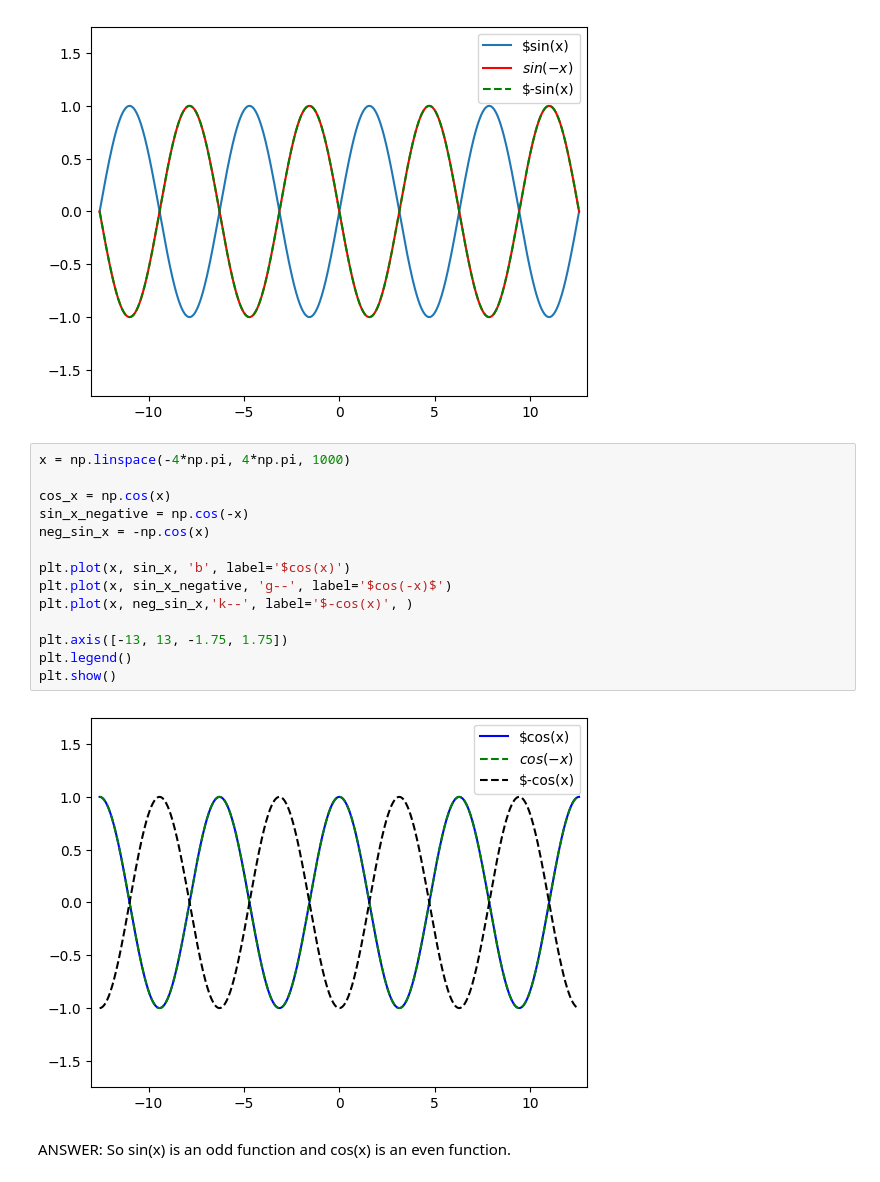
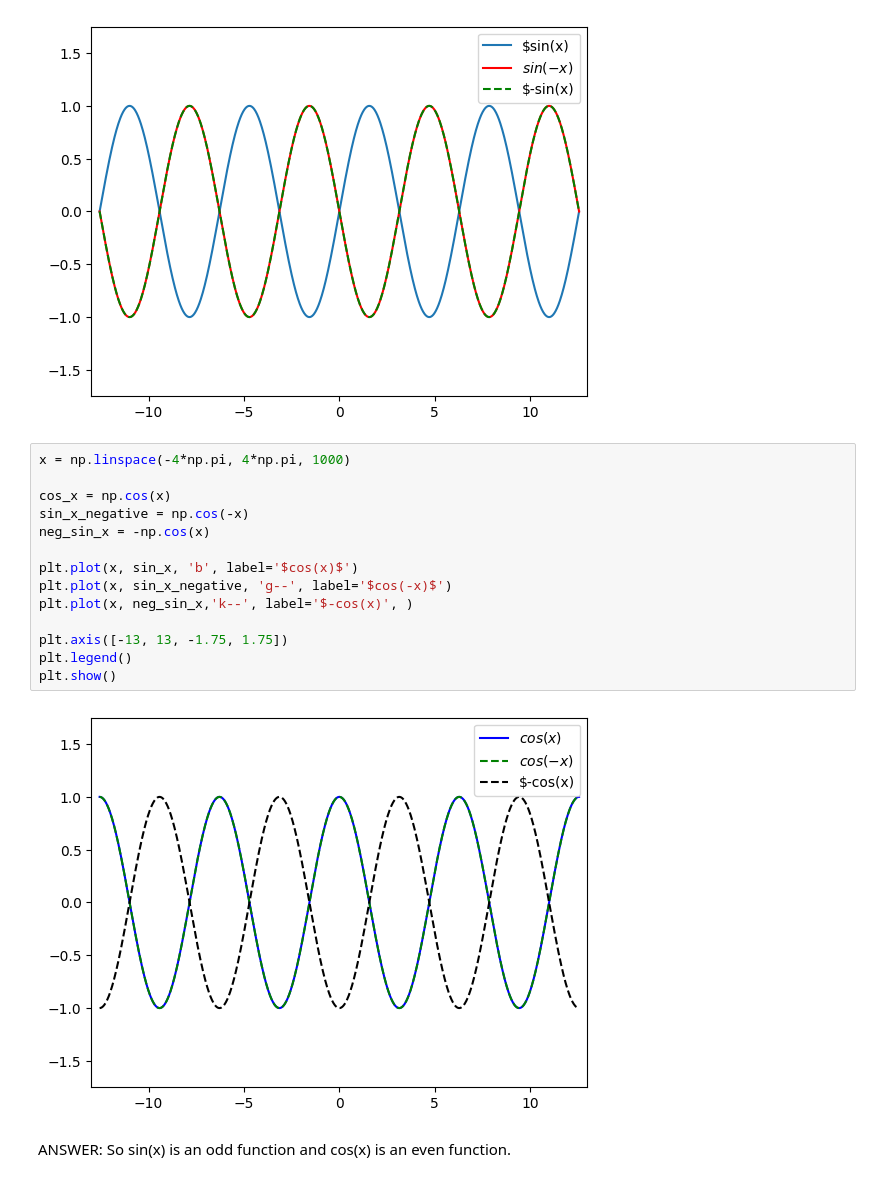
Before and after one commit to viktor-kertanov/master-math, a Jupyter notebook: ch7_algebra_2/20_even_odd_function.ipynb, the cells around one changed output. Cells and saved outputs as stored; diff of their text form.

```diff
--- a/ch7_algebra_2/20_even_odd_function.ipynb
+++ b/ch7_algebra_2/20_even_odd_function.ipynb
@@ -54,18 +54,18 @@ plt.show()
 # %%
 x = np.linspace(-4*np.pi, 4*np.pi, 1000)
 
 cos_x = np.cos(x)
 sin_x_negative = np.cos(-x)
 neg_sin_x = -np.cos(x)
 
-plt.plot(x, sin_x, 'b', label='$cos(x)')
+plt.plot(x, sin_x, 'b', label='$cos(x)$')
 plt.plot(x, sin_x_negative, 'g--', label='$cos(-x)$')
 plt.plot(x, neg_sin_x,'k--', label='$-cos(x)', )
 
 plt.axis([-13, 13, -1.75, 1.75])
 plt.legend()
 plt.show()
 # %% [output]
-[figure, old version]
+[figure, new version]
 # %% [markdown]
 ANSWER: So sin(x) is an odd function and cos(x) is an even function.
```
Also changed, not shown: 1 other file.
